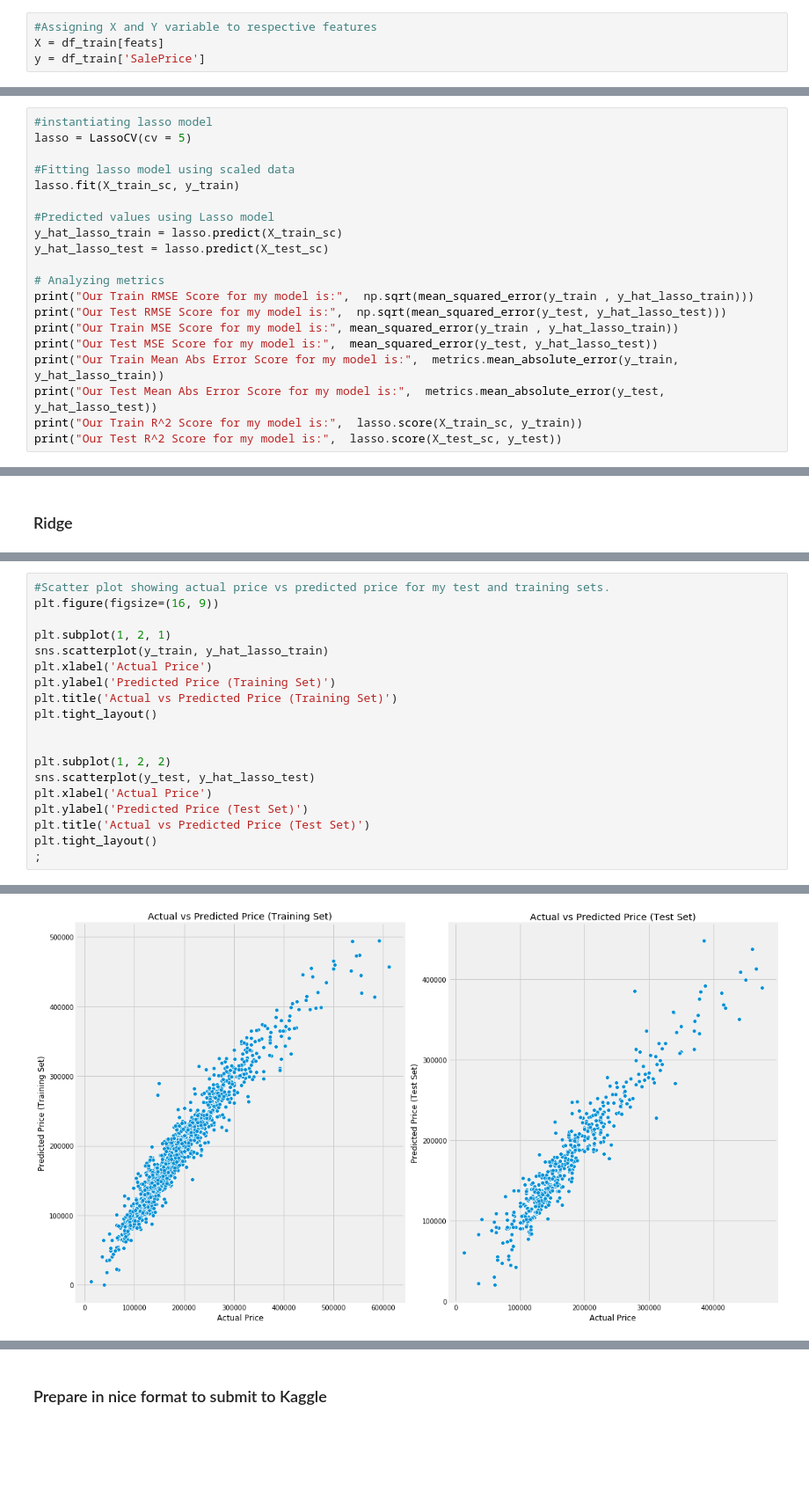
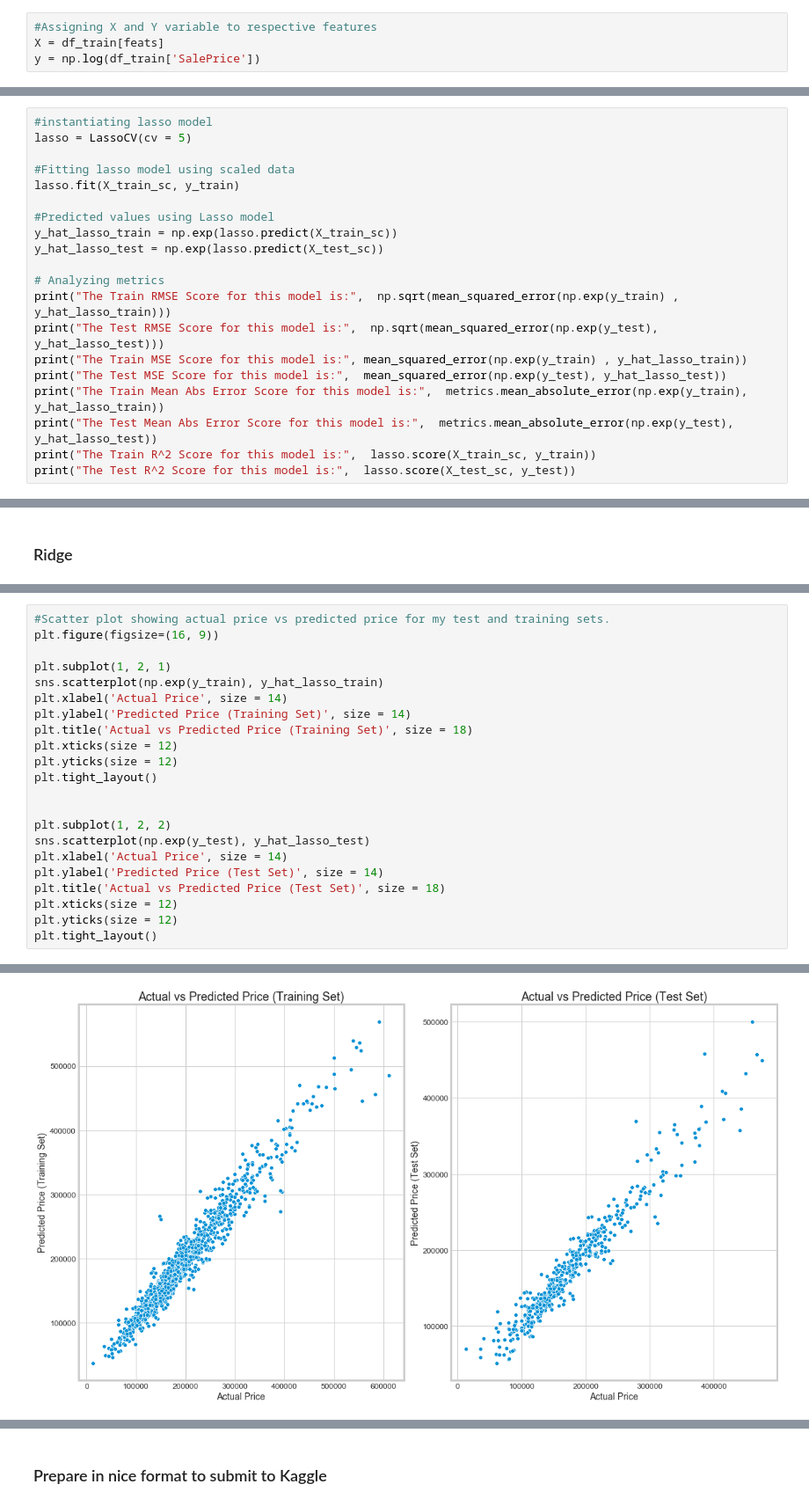
Before and after one commit to lwinter819/Ames-Housing-Predicitons, a Jupyter notebook: Project 2 Final Submission.ipynb, the cells around one changed output, grey strips where cells are left out. Shown at 88% size. Drawn from its saved outputs; the diff is of its cells as text; blank space fills up the shorter version.

Commit message:
modeling

```diff
--- a/Project 2 Final Submission.ipynb
+++ b/Project 2 Final Submission.ipynb
@@ -697,7 +698,7 @@ feats = df_train.drop('SalePrice', axis = 1).columns.values
 # %%
 #Assigning X and Y variable to respective features
 X = df_train[feats]
-y = df_train['SalePrice']
+y = np.log(df_train['SalePrice'])
 # %%
 X.head()
 # %% [output]
@@ -786,16 +786,16 @@ lasso = LassoCV(cv = 5)
 lasso.fit(X_train_sc, y_train)
 
 #Predicted values using Lasso model
-y_hat_lasso_train = lasso.predict(X_train_sc)
-y_hat_lasso_test = lasso.predict(X_test_sc)
+y_hat_lasso_train = np.exp(lasso.predict(X_train_sc))
+y_hat_lasso_test = np.exp(lasso.predict(X_test_sc))
 
 # Analyzing metrics
-print("Our Train RMSE Score for my model is:",  np.sqrt(mean_squared_error(y_train , y_hat_lasso_train)))
-print("Our Test RMSE Score for my model is:",  np.sqrt(mean_squared_error(y_test, y_hat_lasso_test)))
-print("Our Train MSE Score for my model is:", mean_squared_error(y_train , y_hat_lasso_train))
-print("Our Test MSE Score for my model is:",  mean_squared_error(y_test, y_hat_lasso_test))
-print("Our Train Mean Abs Error Score for my model is:",  metrics.mean_absolute_error(y_train, y_hat_lasso_train))
-print("Our Test Mean Abs Error Score for my model is:",  metrics.mean_absolute_error(y_test, y_hat_lasso_test))
-print("Our Train R^2 Score for my model is:",  lasso.score(X_train_sc, y_train))
-print("Our Test R^2 Score for my model is:",  lasso.score(X_test_sc, y_test))
+print("The Train RMSE Score for this model is:",  np.sqrt(mean_squared_error(np.exp(y_train) , y_hat_lasso_train)))
+print("The Test RMSE Score for this model is:",  np.sqrt(mean_squared_error(np.exp(y_test), y_hat_lasso_test)))
+print("The Train MSE Score for this model is:", mean_squared_error(np.exp(y_train) , y_hat_lasso_train))
+print("The Test MSE Score for this model is:",  mean_squared_error(np.exp(y_test), y_hat_lasso_test))
+print("The Train Mean Abs Error Score for this model is:",  metrics.mean_absolute_error(np.exp(y_train), y_hat_lasso_train))
+print("The Test Mean Abs Error Score for this model is:",  metrics.mean_absolute_error(np.exp(y_test), y_hat_lasso_test))
+print("The Train R^2 Score for this model is:",  lasso.score(X_train_sc, y_train))
+print("The Test R^2 Score for this model is:",  lasso.score(X_test_sc, y_test))
 # %% [output]
@@ -850,18 +851,21 @@ Our Test R^2 Score for my model is: 0.9051248902417264
 plt.figure(figsize=(16, 9))
 
 plt.subplot(1, 2, 1)
-sns.scatterplot(y_train, y_hat_lasso_train)
-plt.xlabel('Actual Price')
-plt.ylabel('Predicted Price (Training Set)')
-plt.title('Actual vs Predicted Price (Training Set)')
+sns.scatterplot(np.exp(y_train), y_hat_lasso_train)
+plt.xlabel('Actual Price', size = 14)
+plt.ylabel('Predicted Price (Training Set)', size = 14)
+plt.title('Actual vs Predicted Price (Training Set)', size = 18)
+plt.xticks(size = 12)
+plt.yticks(size = 12)
 plt.tight_layout()
 
 
 plt.subplot(1, 2, 2)
-sns.scatterplot(y_test, y_hat_lasso_test)
-plt.xlabel('Actual Price')
-plt.ylabel('Predicted Price (Test Set)')
-plt.title('Actual vs Predicted Price (Test Set)')
+sns.scatterplot(np.exp(y_test), y_hat_lasso_test)
+plt.xlabel('Actual Price', size = 14)
+plt.ylabel('Predicted Price (Test Set)', size = 14)
+plt.title('Actual vs Predicted Price (Test Set)', size = 18)
+plt.xticks(size = 12)
+plt.yticks(size = 12)
 plt.tight_layout()
-;
 # %% [output]
@@ -869,2 +872,2 @@ plt.tight_layout()
-[figure, old version]
+[figure, new version]
 # %% [markdown]
```
Also changed, not shown: parts of 29 cells of this notebook.
